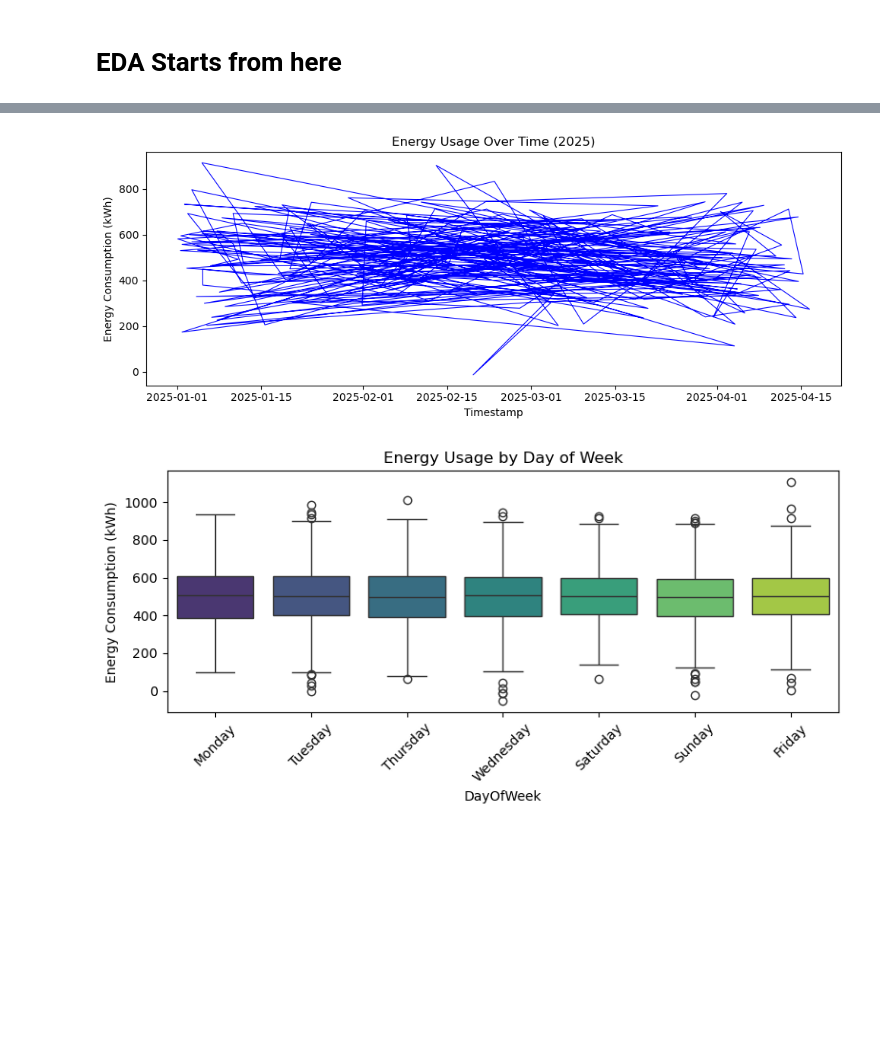
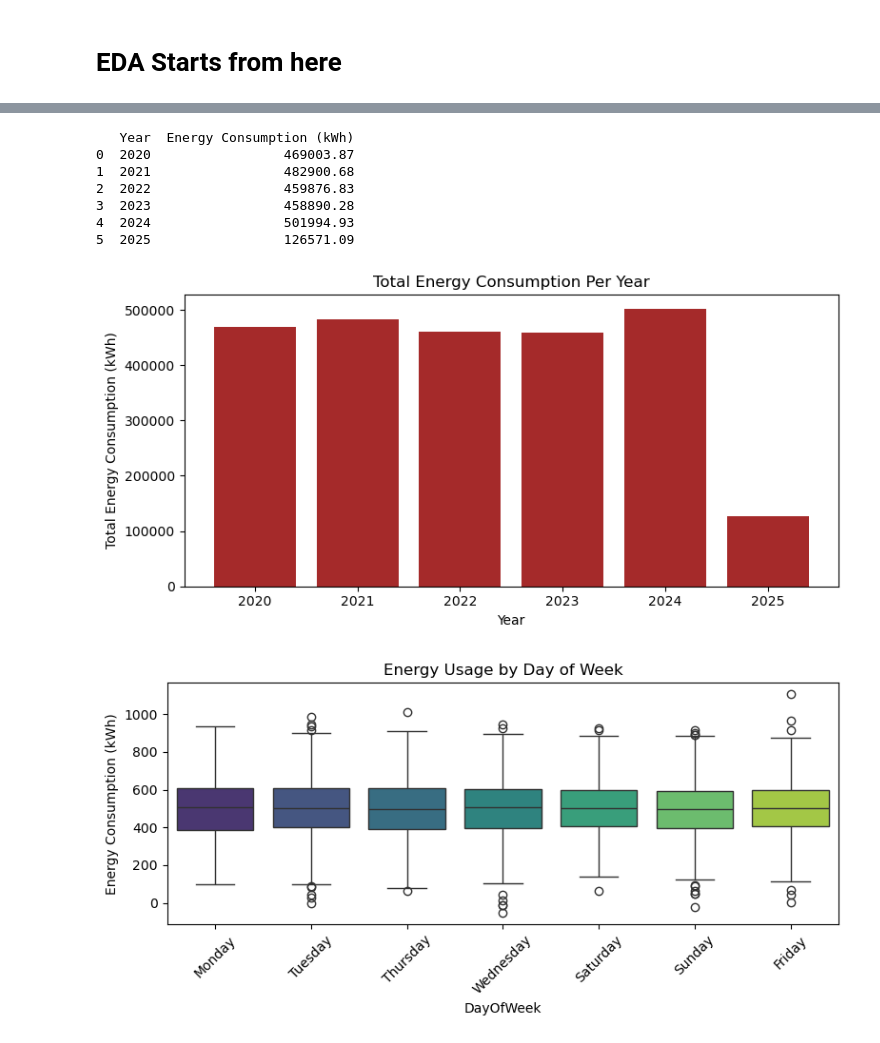
Before and after one commit to Shilpa-31/BIBA, a Jupyter notebook: EDA_of_Data.ipynb, the cells around one changed output, grey strips where cells are left out. Cells and saved outputs as stored; diff of their text form; code cells hidden in the pictures; blank space fills up the shorter version.

```diff
--- a/EDA_of_Data.ipynb
+++ b/EDA_of_Data.ipynb
@@ -100,23 +100,36 @@ import warnings
 # Suppress all warnings
 warnings.filterwarnings('ignore')
 # %%
-# 1: Energy Usage Over Time (Only for 2025)
-
 # Convert 'Timestamp' to datetime if not already
 energy_df['Timestamp'] = pd.to_datetime(energy_df['Timestamp'])
 
-# Filter for 2025
-energy_2025 = energy_df[energy_df['Timestamp'].dt.year == 2025]
+# Extract year from Timestamp
+energy_df['Year'] = energy_df['Timestamp'].dt.year
 
-plt.figure(figsize=(10, 4))
-plt.plot(energy_2025['Timestamp'], energy_2025['Energy Consumption (kWh)'], color='blue', linewidth=0.8)
-plt.title("Energy Usage Over Time (2025)")
-plt.xlabel("Timestamp")
-plt.ylabel("Energy Consumption (kWh)")
+# Group by Year and sum energy consumption
+yearly_energy_consumption = energy_df.groupby('Year')['Energy Consumption (kWh)'].sum().reset_index()
+
+# Display DataFrame with total energy consumption per year
+print(yearly_energy_consumption)
+
+# Plot Total Energy Consumption per Year
+plt.figure(figsize=(8, 4))
+plt.bar(yearly_energy_consumption['Year'], yearly_energy_consumption['Energy Consumption (kWh)'], color='brown')
+plt.xlabel("Year")
+plt.ylabel("Total Energy Consumption (kWh)")
+plt.title("Total Energy Consumption Per Year")
+plt.xticks(yearly_energy_consumption['Year'])
 plt.tight_layout()
 plt.show()
 # %% [output]
+   Year  Energy Consumption (kWh)
+0  2020                 469003.87
+1  2021                 482900.68
+2  2022                 459876.83
+3  2023                 458890.28
+4  2024                 501994.93
+5  2025                 126571.09
-[figure, old version]
+[figure, new version]
 # %%
 # 2. Boxplot: Energy Usage by Day of Week
 energy_df['DayOfWeek'] = pd.to_datetime(energy_df['Timestamp']).dt.day_name()
```
Also changed, not shown: parts of 8 cells of this notebook, 3 other files.
